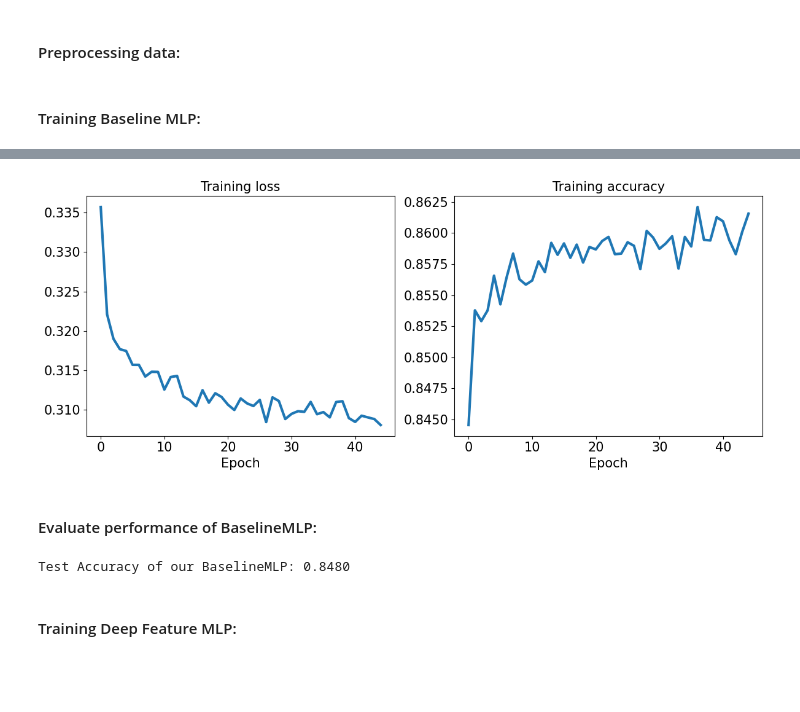
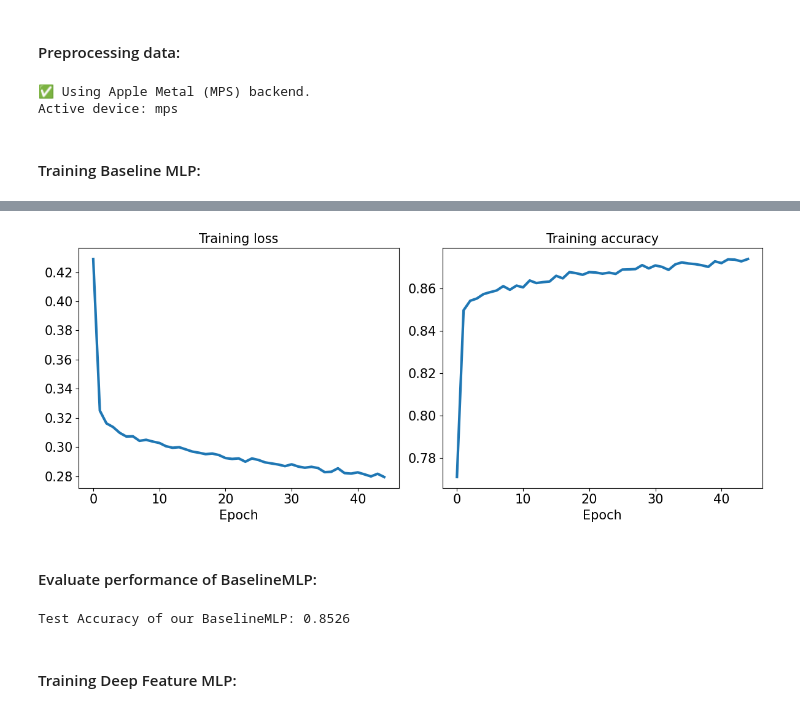
Before and after one commit to cmorris01/project2-multilayer_perceptron, a Jupyter notebook: notebooks/main.ipynb, the cells around one changed output, grey strips where cells are left out. Cells and saved outputs as stored; diff of their text form; code cells hidden in the pictures; blank space fills up the shorter version.

Commit message:
Finished code for training and evaluating deep neural network.

```diff
--- a/notebooks/main.ipynb
+++ b/notebooks/main.ipynb
@@ -33,15 +33,43 @@ y_train = torch.from_numpy(y_train).long()
 y_test = torch.from_numpy(y_test).long()
 train_dataset = TensorDataset(X_train_processed, y_train)
 
+# set default training device to GPU if available
+try:
+    if torch.backends.mps.is_available():
+        device = torch.device("mps")
+        print("✅ Using Apple Metal (MPS) backend.")
+        device_use = True
+    elif torch.cuda.is_available():
+        device = torch.device("cuda")
+        print(f"✅ Using CUDA GPU: {torch.cuda.get_device_name(0)}")
+        device_use = True
+    else:
+        raise RuntimeError("No GPU backend found.")
+except Exception as e:
+    print(f"⚠️ GPU not available or error occurred: {e}")
+    device = torch.device("cpu")
+    device_use = False
+    print("🖥️ Using CPU instead.")
+
+print(f"Active device: {device}")
+
 # set seed, set batch size, and initializes dataloader
 torch.manual_seed(1)
-batch_size = 2
+if device_use:
+    batch_size = 128
+else:
+    batch_size = 2
 train_dataloader_baseline_mlp = DataLoader(train_dataset, batch_size=batch_size, shuffle=True)
+# %% [output]
+✅ Using Apple Metal (MPS) backend.
+Active device: mps
 # %% [markdown]
 #### Training Baseline MLP:
 # %%
 # initialize baseline MLP with 64 nodes in the first hidden layer and 32 in the second hidden layer
 baseline_mlp = BaselineMLP(input_size=X_train_processed.shape[1], output_size=2)
+if device_use:
+    baseline_mlp.to(device)
 
 # initialize loss, learning rate, and optimizer for training loop, and setting baseline mlp to train mode some dropout works
 learning_rate = 0.001
@@ -59,6 +87,9 @@ for epoch in range(num_epochs):
 
     # load data
     for x_batch, y_batch in train_dataloader_baseline_mlp:
+        # use GPU device if available
+        if device_use:
+            x_batch, y_batch = x_batch.to(device), y_batch.to(device)
         pred = baseline_mlp(x_batch)
         loss = loss_function(pred, y_batch)
         loss.backward()
@@ -113,15 +144,21 @@ Epoch [45/45] - Loss: 0.3080, Accuracy: 0.8616
-[figure, old version]
+[figure, new version]
 # %% [markdown]
 #### Evaluate performance of BaselineMLP:
 # %%
 # get predictions on the test set
-predictions_test = baseline_mlp(X_test_processed)
+if device_use:
+    X_test_processed = X_test_processed.to(device)
+    y_test = y_test.to(device)
+
+baseline_mlp.eval() # switch to evaluation mode (we use dropout!)
+with torch.no_grad(): # don't track graphs for prediction
+    predictions_test = baseline_mlp(X_test_processed)
 
 # evaluate predictions
 correct = (torch.argmax(predictions_test, dim=1) == y_test).float()
 accuracy = correct.mean()
 print(f"Test Accuracy of our BaselineMLP: {accuracy:.4f}")
 # %% [output]
-Test Accuracy of our BaselineMLP: 0.8480
+Test Accuracy of our BaselineMLP: 0.8526
 # %% [markdown]
 #### Training Deep Feature MLP:
```
Also changed, not shown: parts of 4 cells of this notebook, 2 other files.
